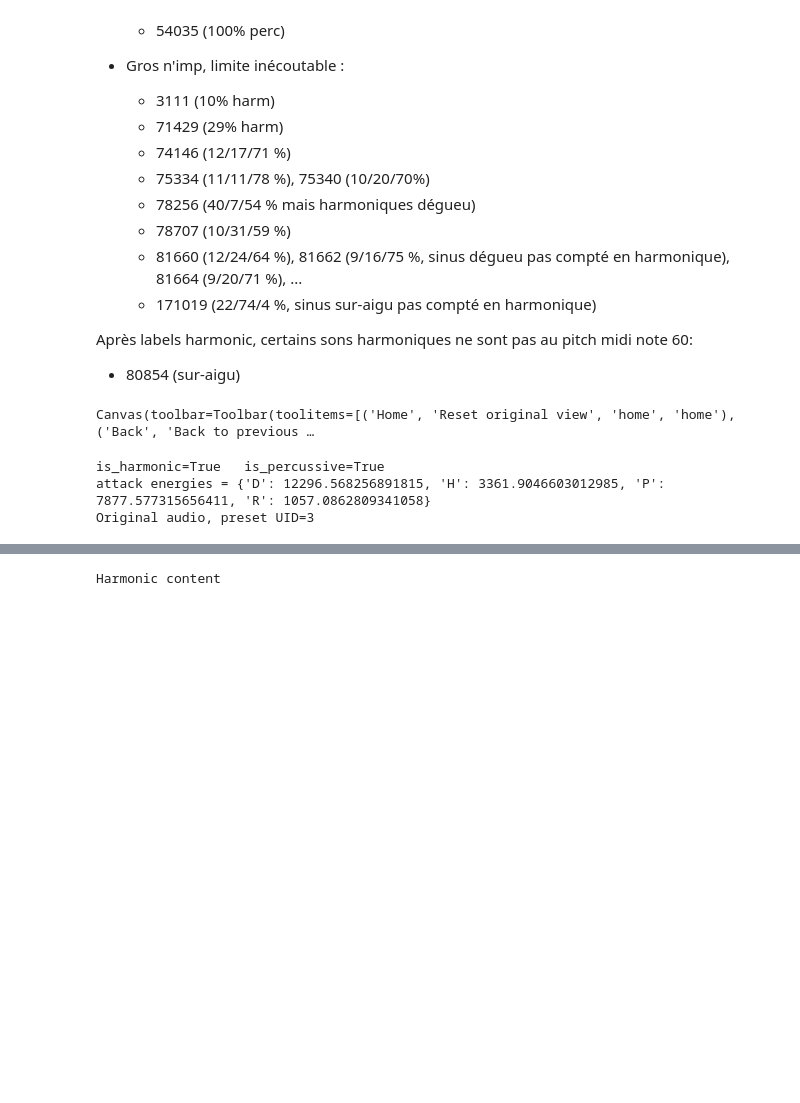
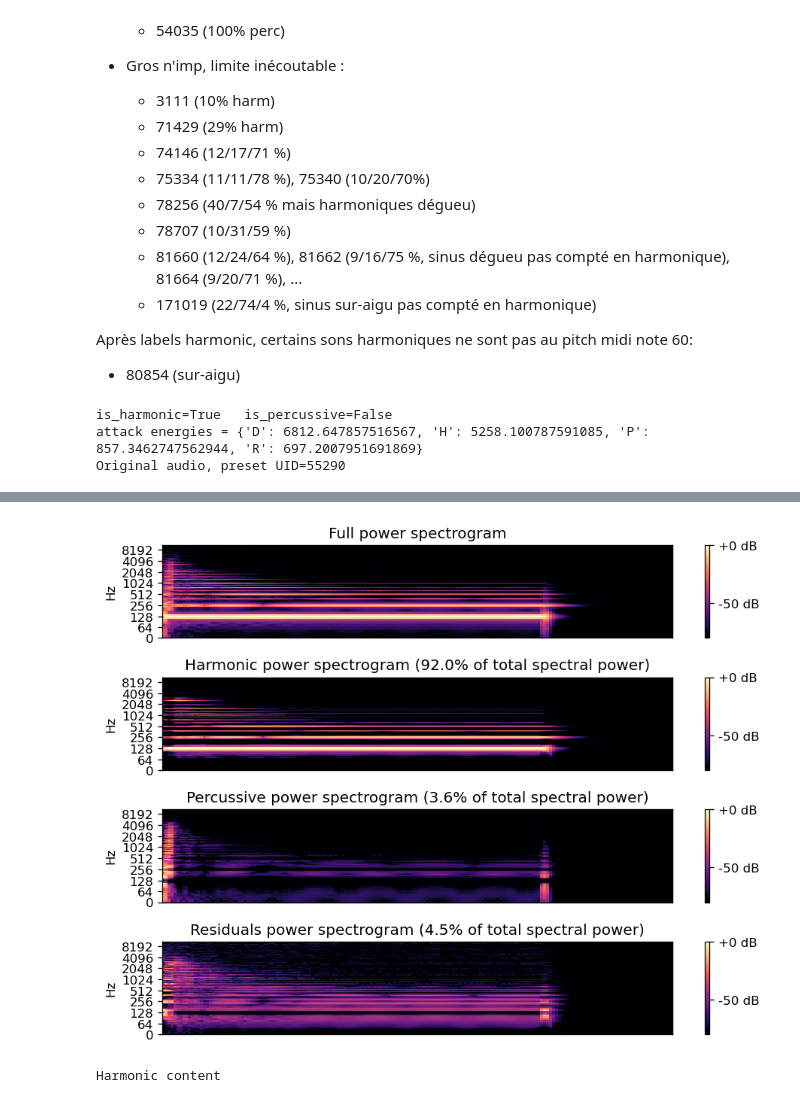
Before and after one commit to gwendal-lv/preset-gen-vae, a Jupyter notebook: auto_labels.ipynb, the cells around one changed output, grey strips where cells are left out. Drawn from its saved outputs; the diff is of its cells as text; code cells hidden in the pictures; blank space fills up the shorter version.

Commit message:
Dexed auto_labels.ipynb: cleaned, 120dpi mpl inline figures

```diff
--- a/auto_labels.ipynb
+++ b/auto_labels.ipynb
@@ -12,8 +12,8 @@ Goals:
 import numpy as np
 import matplotlib as mpl
 import matplotlib.pyplot as plt
-#mpl.rcParams['figure.dpi'] = 300  # No widget
-%matplotlib widget
+mpl.rcParams['figure.dpi'] = 120  # No widget
+#%matplotlib widget
 import librosa
 import librosa.display
 import librosa.decompose
@@ -25,14 +25,20 @@ from IPython.display import Audio
 import config
 import data.dataset
 
+def reload_config_complete_dataset():
+    importlib.reload(config)
+    config.model.dataset_synth_args = (None, None)  # All algorithms and operators
+    config.model.dataset_labels = None  # All labels
+
+reload_config_complete_dataset()
+
 # fft parameters - unused? It is much easier to use librosa's defaults...
 n_fft = 1024
 fft_hop = 256
 Fs = 22050
 
 # Dataset spectrogram won't be used here
-dataset = data.dataset.DexedDataset(** data.dataset.model_config_to_dataset_kwargs(config.model),
-                                    restrict_to_labels=['harmonic'])
+dataset = data.dataset.DexedDataset(** data.dataset.model_config_to_dataset_kwargs(config.model))
 print(dataset)
-preset_UIDs = dataset.valid_preset_UIDslive
+preset_UIDs = dataset.valid_preset_UIDs
 # %% [output]
@@ -98,30 +104,30 @@ Après labels harmonic, certains sons harmoniques ne sont pas au pitch midi note
 * 80854 (sur-aigu)
 # %%
 # - - - - - - - - - - - - - - - - - - - - - - - -
-preset_index = 300
+preset_index = np.random.randint(0, len(preset_UIDs))
 preset_UID = preset_UIDs[preset_index]
-preset_UID =  3 # possible d'entrer direct un UID ici - commenter sinon
+#preset_UID =  75011 # possible d'entrer direct un UID ici - commenter sinon
 # - - - - - - - - - - - - - - - - - - - - - - - -
 # Test on 1 sample: harmonic/percussive source separation
 x_wav, Fs = dataset._get_wav_file(preset_UID)
 
 import utils.audio
 importlib.reload(utils.audio)
 sample_labeler = utils.audio.SimpleSampleLabeler(x_wav, Fs, hpss_margin=3.0)
 sample_labeler.plot_hpr_specs()
 
 sample_labeler.print_labels()
 
 print("attack energies = {}".format(sample_labeler.attack_energies))
 
 print("Original audio, preset UID={}".format(preset_UID))
 Audio(x_wav, rate=Fs)
 # %% [output]
-Canvas(toolbar=Toolbar(toolitems=[('Home', 'Reset original view', 'home', 'home'), ('Back', 'Back to previous …
+is_harmonic=True   is_percussive=False
+attack energies = {'D': 6812.647857516567, 'H': 5258.100787591085, 'P': 857.3462747562944, 'R': 697.2007951691869}
+Original audio, preset UID=55290
-is_harmonic=True   is_percussive=True
-attack energies = {'D': 12296.568256891815, 'H': 3361.9046603012985, 'P': 7877.577315656411, 'R': 1057.0862809341058}
-Original audio, preset UID=3
 [interactive output not drawn]
+[figure, added]
 # %%
 print("Harmonic content")
 Audio(sample_labeler.get_harmonic_sound(), rate=Fs)
```
Also changed, not shown: parts of 6 cells of this notebook.
